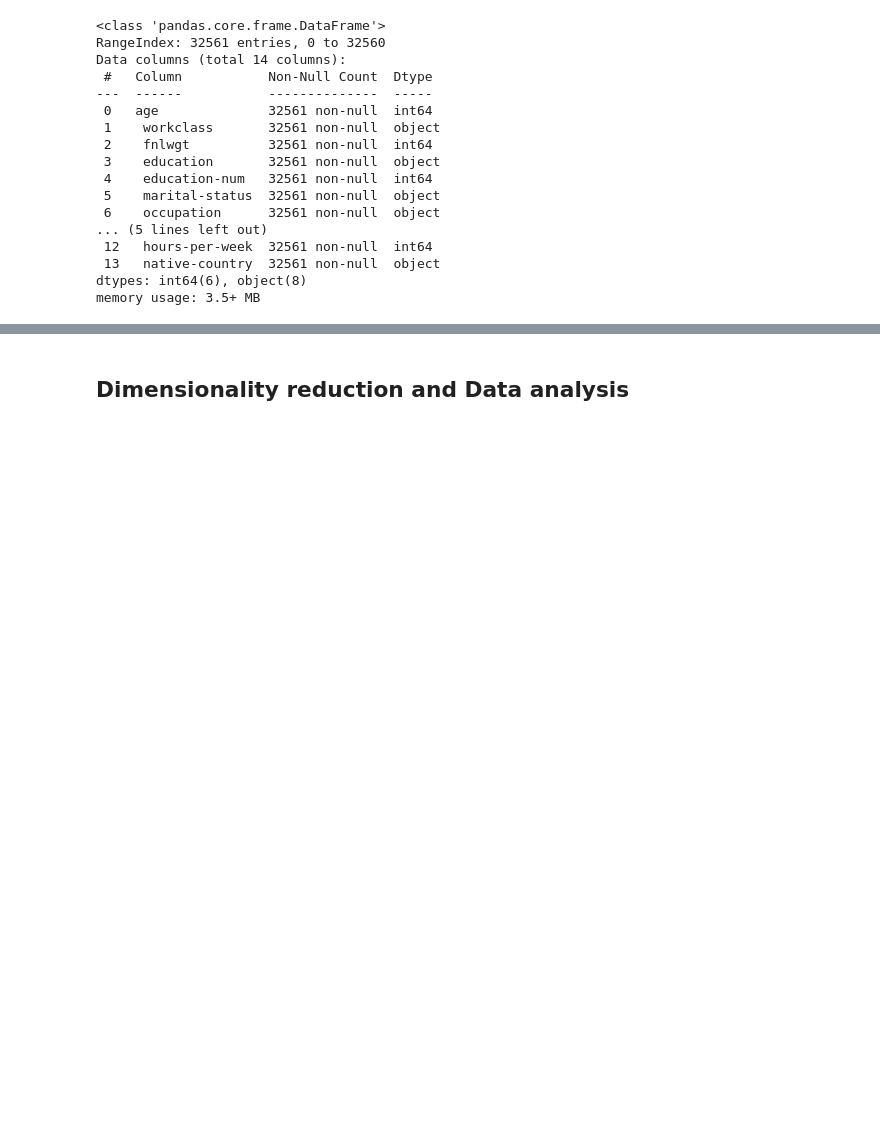
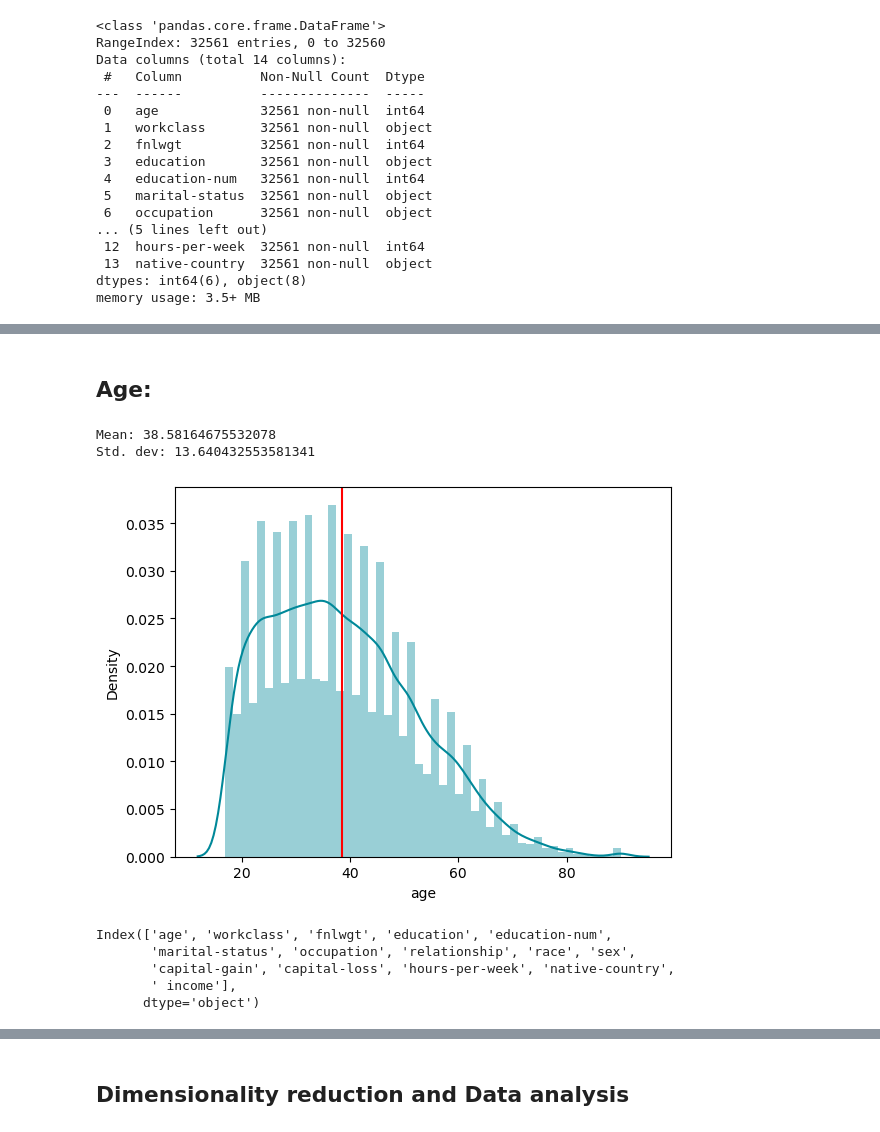
Before and after one commit to kklimov1/Income_Classification_Analysis, a Jupyter notebook: analysis_clf.ipynb, the cells around one changed output, grey strips where cells are left out. Saved outputs shown, nothing was run; the diff lists cells and outputs as text; code cells hidden in the pictures; blank space fills up the shorter version.

```diff
--- a/analysis_clf.ipynb
+++ b/analysis_clf.ipynb
@@ -51,0 +111,19 @@ memory usage: 3.5+ MB
+# %% [markdown]
+## Age:
+# %%
+#The age is right-skewed for obvious reasons
+sns.distplot(X_train['age'], color='#008899')
+plt.axvline(X_train['age'].mean(), 0, 1, color='red')
+print("Mean: {}".format(X_train['age'].mean()), "\nStd. dev: {}".format(X_train['age'].std()))
+# %% [output]
+Mean: 38.58164675532078
+Std. dev: 13.640432553581341
+[figure, added]
+# %%
+df_temp.columns
+# %% [output]
+Index(['age', 'workclass', 'fnlwgt', 'education', 'education-num',
+       'marital-status', 'occupation', 'relationship', 'race', 'sex',
+       'capital-gain', 'capital-loss', 'hours-per-week', 'native-country',
+       ' income'],
+      dtype='object')
```
Also changed, not shown: parts of 54 cells of this notebook.
